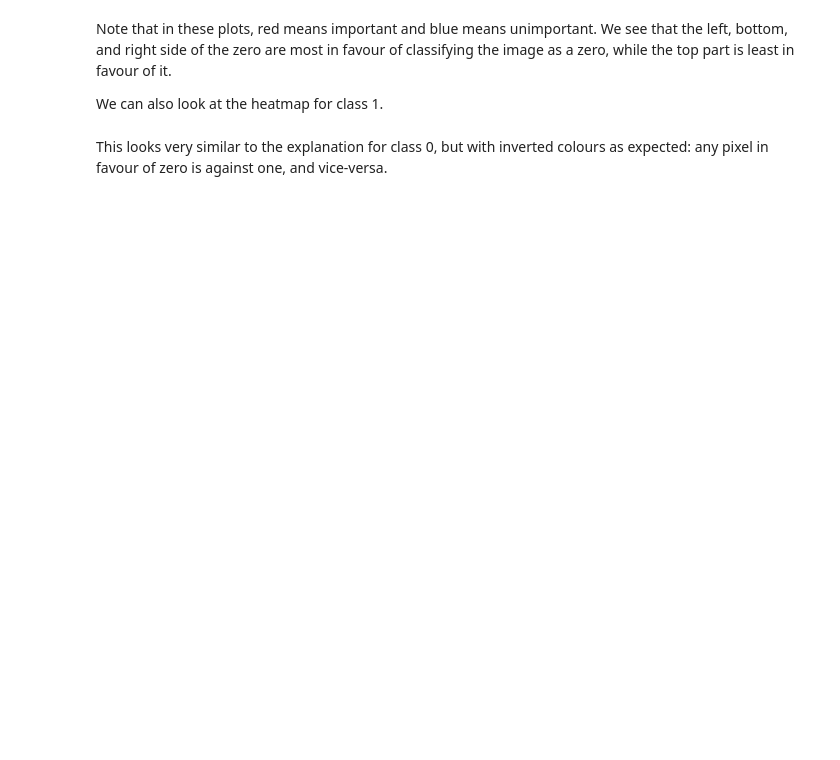
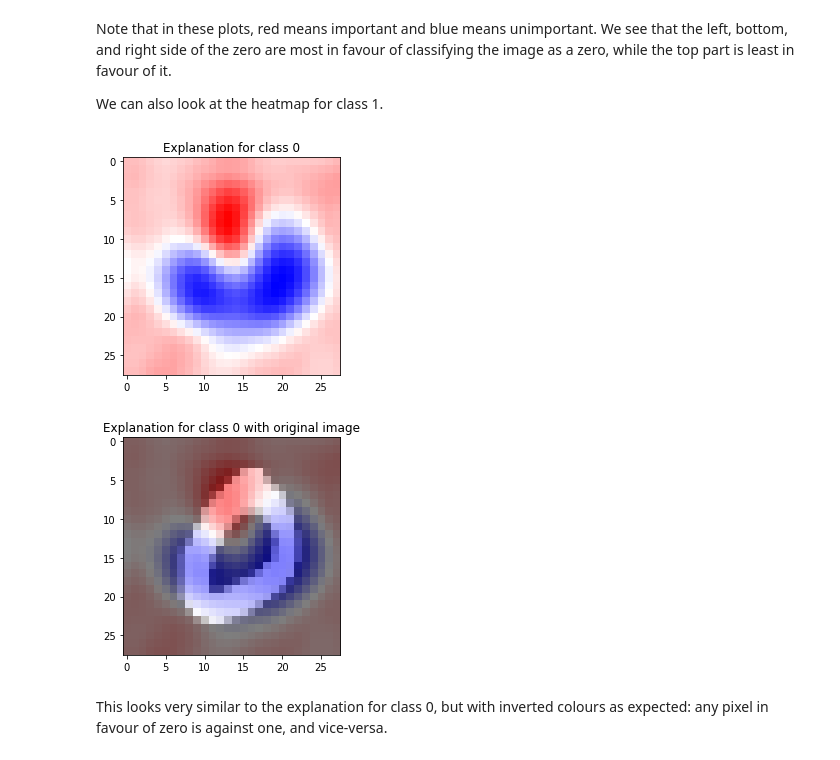
Before and after one commit to loostrum/dianna_demo, a Jupyter notebook: dianna-demo-mnist.ipynb, the cells around one changed output. Drawn from its saved outputs; the diff is of its cells as text; code cells hidden in the pictures; blank space fills up the shorter version.

```diff
--- a/dianna-demo-mnist.ipynb
+++ b/dianna-demo-mnist.ipynb
@@ -116,8 +131,11 @@ We can also look at the heatmap for class 1.
 # %%
 # Explanation for class 1
 plot_image(explanation[1], heatmap_cmap='bwr', show_plot=False)
 plt.title('Explanation for class 0')
-plot_image(explanation[1], original_data=image[0, ..., 0], heatmap_cmap='bwr', data_cmap='gray', show_plot=False)
+plot_image(explanation[1], original_data=image[0], heatmap_cmap='bwr', data_cmap='gray', show_plot=False)
 plt.title('Explanation for class 0 with original image');
+# %% [output]
+[figure, added]
+[figure, added]
 # %% [markdown]
 This looks very similar to the explanation for class 0, but with inverted colours as expected: any pixel in favour of zero is against one, and vice-versa.
```
Also changed, not shown: parts of 11 cells of this notebook.
